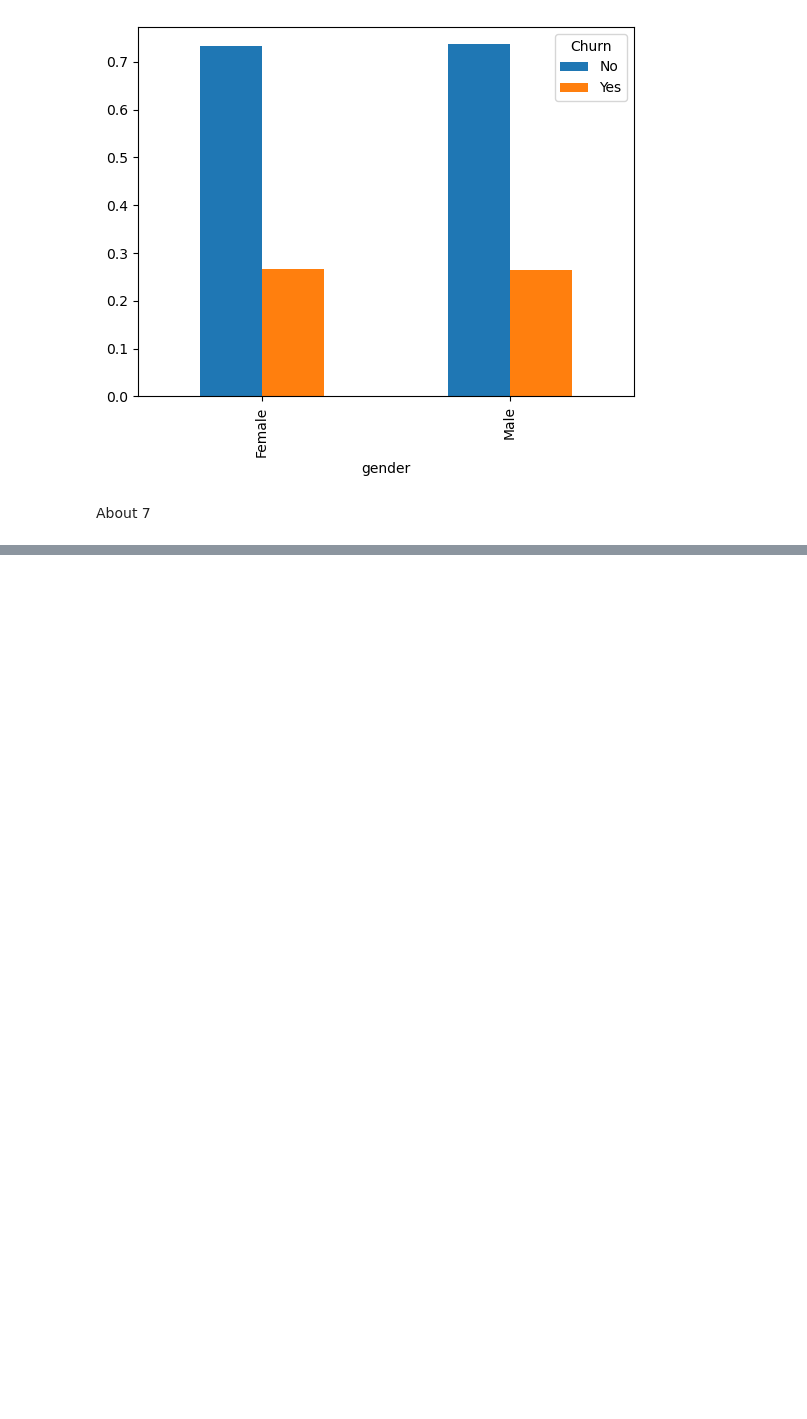
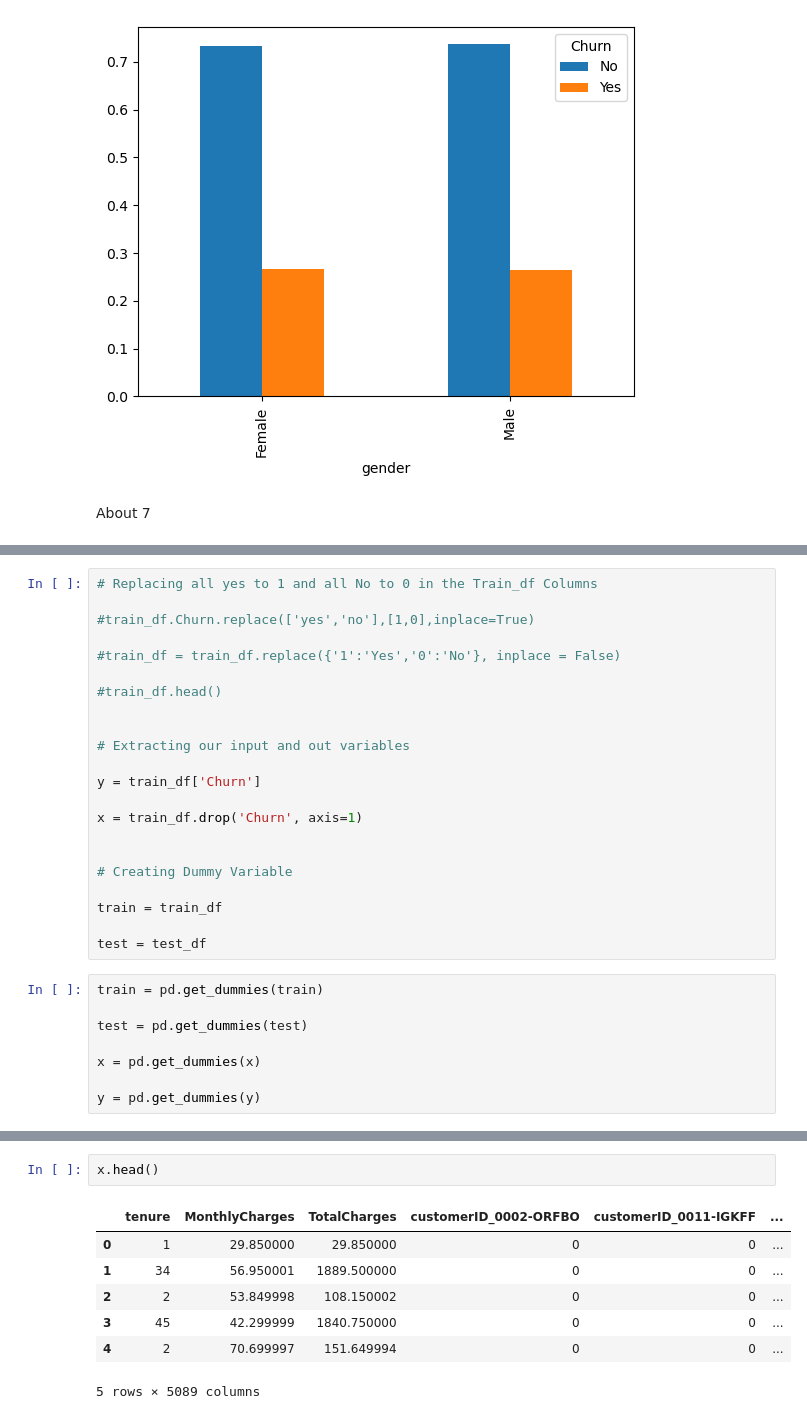
Before and after one commit to Christian-Iyke/Customer_Churn_Classification_Project, a Jupyter notebook: CUSTOMER_CHURN_PROJECT.ipynb, the cells around one changed output, grey strips where cells are left out. Saved outputs shown, nothing was run; the diff lists cells and outputs as text; blank space fills up the shorter version.

```diff
--- a/CUSTOMER_CHURN_PROJECT.ipynb
+++ b/CUSTOMER_CHURN_PROJECT.ipynb
@@ -609,0 +680,30 @@ plt.show()
+# %%
+# Replacing all yes to 1 and all No to 0 in the Train_df Columns
+
+#train_df.Churn.replace(['yes','no'],[1,0],inplace=True)
+
+#train_df = train_df.replace({'1':'Yes','0':'No'}, inplace = False)
+
+#train_df.head()
+
+
+# Extracting our input and out variables
+
+y = train_df['Churn']
+
+x = train_df.drop('Churn', axis=1)
+
+
+# Creating Dummy Variable
+
+train = train_df
+
+test = test_df
+# %%
+train = pd.get_dummies(train)
+
+test = pd.get_dummies(test)
+
+x = pd.get_dummies(x)
+
+y = pd.get_dummies(y)
@@ -609,0 +730,10 @@ plt.show()
+# %%
+x.head()
+# %% [output]
+|  | tenure | MonthlyCharges | TotalCharges | customerID_0002-ORFBO | customerID_0011-IGKFF | ... |
+| 0 | 1 | 29.850000 | 29.850000 | 0 | 0 | ... |
+| 1 | 34 | 56.950001 | 1889.500000 | 0 | 0 | ... |
+| 2 | 2 | 53.849998 | 108.150002 | 0 | 0 | ... |
+| 3 | 45 | 42.299999 | 1840.750000 | 0 | 0 | ... |
+| 4 | 2 | 70.699997 | 151.649994 | 0 | 0 | ... |
+5 rows × 5089 columns
```
Also changed, not shown: parts of 79 cells of this notebook.
